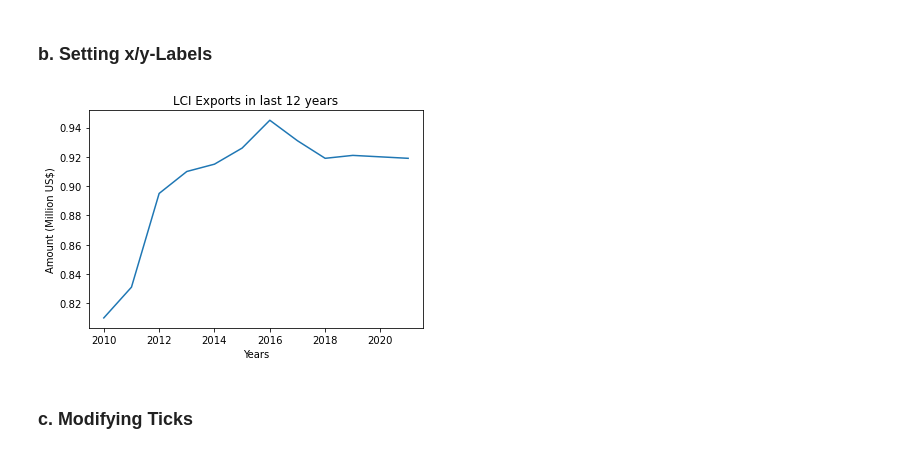
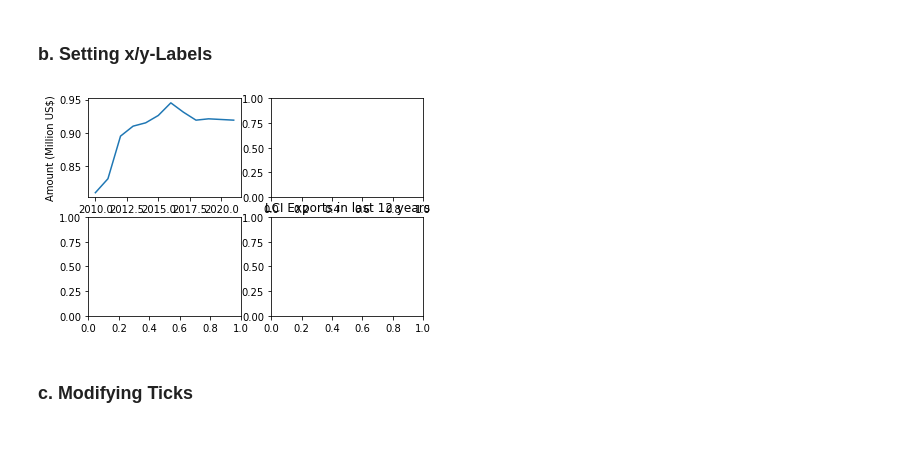
Before and after one commit to ImranNazir4/MS-Data-Science, a Jupyter notebook: Section-3-Python-for-Data-Scientists/Lec-3.21(Data-Visualization-I).ipynb, the cells around one changed output. Drawn from its saved outputs; the diff is of its cells as text; code cells hidden in the pictures.

```diff
--- a/Section-3-Python-for-Data-Scientists/Lec-3.21(Data-Visualization-I).ipynb
+++ b/Section-3-Python-for-Data-Scientists/Lec-3.21(Data-Visualization-I).ipynb
@@ -203,21 +203,21 @@ plt.show()
 # %%
 chemical_exports = [0.810, 0.831, 0.895, 0.91, 0.915, 0.926, 0.945, 0.931, 0.919, 0.921, 0.920, 0.919]
 years = [2010, 2011, 2012, 2013, 2014, 2015, 2016, 2017, 2018, 2019, 2020, 2021]
 
-fig,ax = plt.subplots()
+fig,ax = plt.subplots(2,2)
 
-ax.plot(years, chemical_exports)
+ax[0][0].plot(years, chemical_exports)
 
 
-ax.set_xlabel("Years")
-ax.set_ylabel("Amount (Million US$)")
+ax[0][0].set_xlabel("Years")
+ax[0][0].set_ylabel("Amount (Million US$)")
 
 
 plt.title("LCI Exports in last 12 years")
 
 plt.show()
 # %% [output]
-[figure, old version]
+[figure, new version]
 # %% [markdown]
 ### c. Modifying Ticks
 # %%
```
Also changed, not shown: parts of 2 cells of this notebook, 3 other files.
